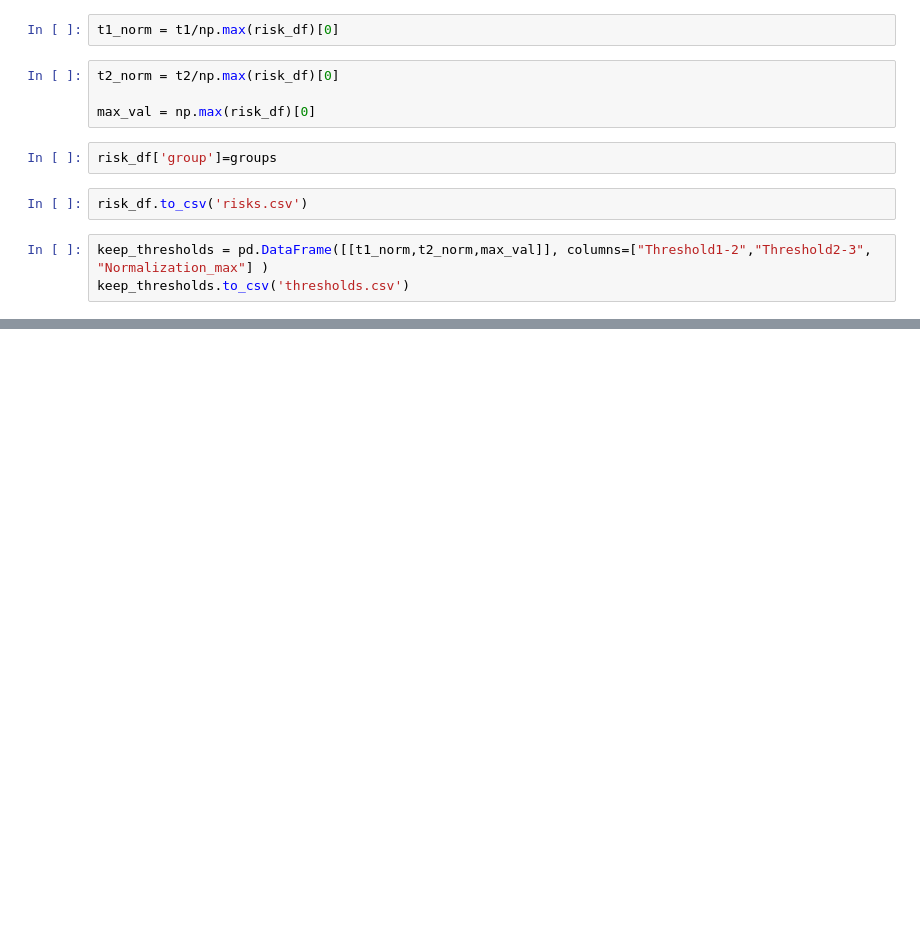
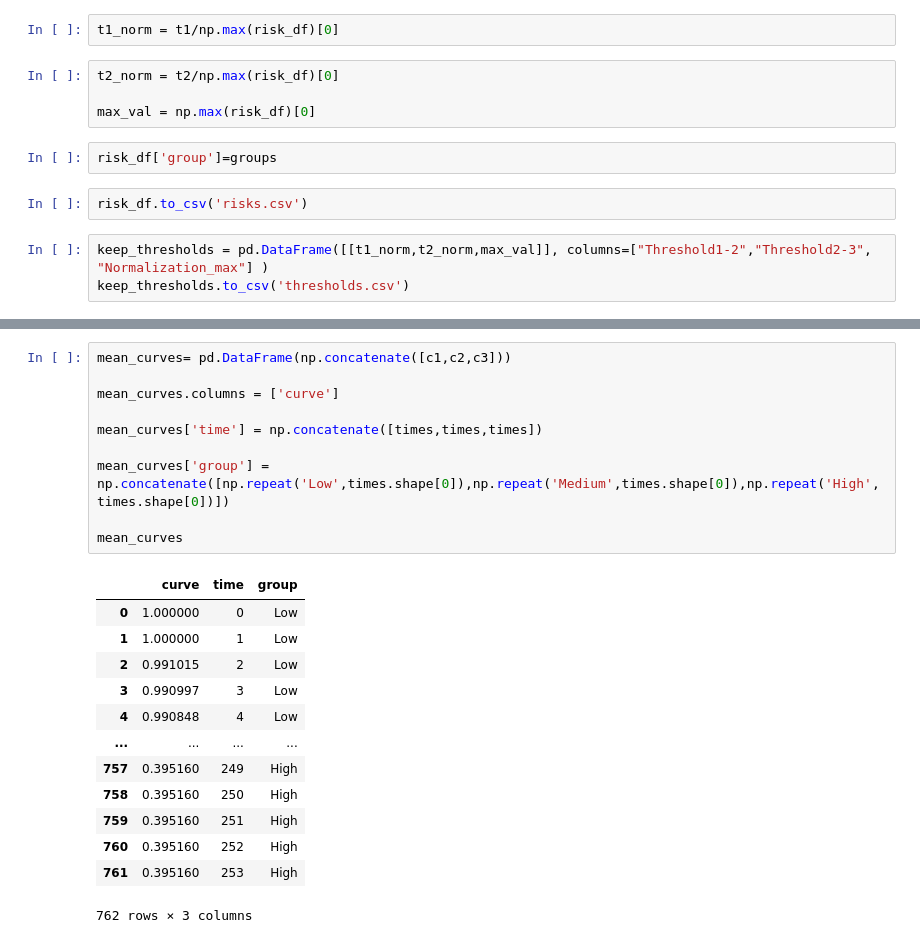
Before and after one commit to laiadc/ProjectAgileDataScience, a Jupyter notebook: Model/log-rank-test.ipynb, the cells around one changed output, grey strips where cells are left out. Saved outputs shown, nothing was run; the diff lists cells and outputs as text; blank space fills up the shorter version.

```diff
--- a/Model/log-rank-test.ipynb
+++ b/Model/log-rank-test.ipynb
@@ -202,0 +266,24 @@ keep_thresholds.to_csv('thresholds.csv')
+# %%
+mean_curves= pd.DataFrame(np.concatenate([c1,c2,c3]))
+
+mean_curves.columns = ['curve']
+
+mean_curves['time'] = np.concatenate([times,times,times])
+
+mean_curves['group'] =  np.concatenate([np.repeat('Low',times.shape[0]),np.repeat('Medium',times.shape[0]),np.repeat('High',times.shape[0])])
+
+mean_curves
+# %% [output]
+|  | curve | time | group |
+| 0 | 1.000000 | 0 | Low |
+| 1 | 1.000000 | 1 | Low |
+| 2 | 0.991015 | 2 | Low |
+| 3 | 0.990997 | 3 | Low |
+| 4 | 0.990848 | 4 | Low |
+| ... | ... | ... | ... |
+| 757 | 0.395160 | 249 | High |
+| 758 | 0.395160 | 250 | High |
+| 759 | 0.395160 | 251 | High |
+| 760 | 0.395160 | 252 | High |
+| 761 | 0.395160 | 253 | High |
+762 rows × 3 columns
```
Also changed, not shown: parts of 16 cells of this notebook, 5 other files.
